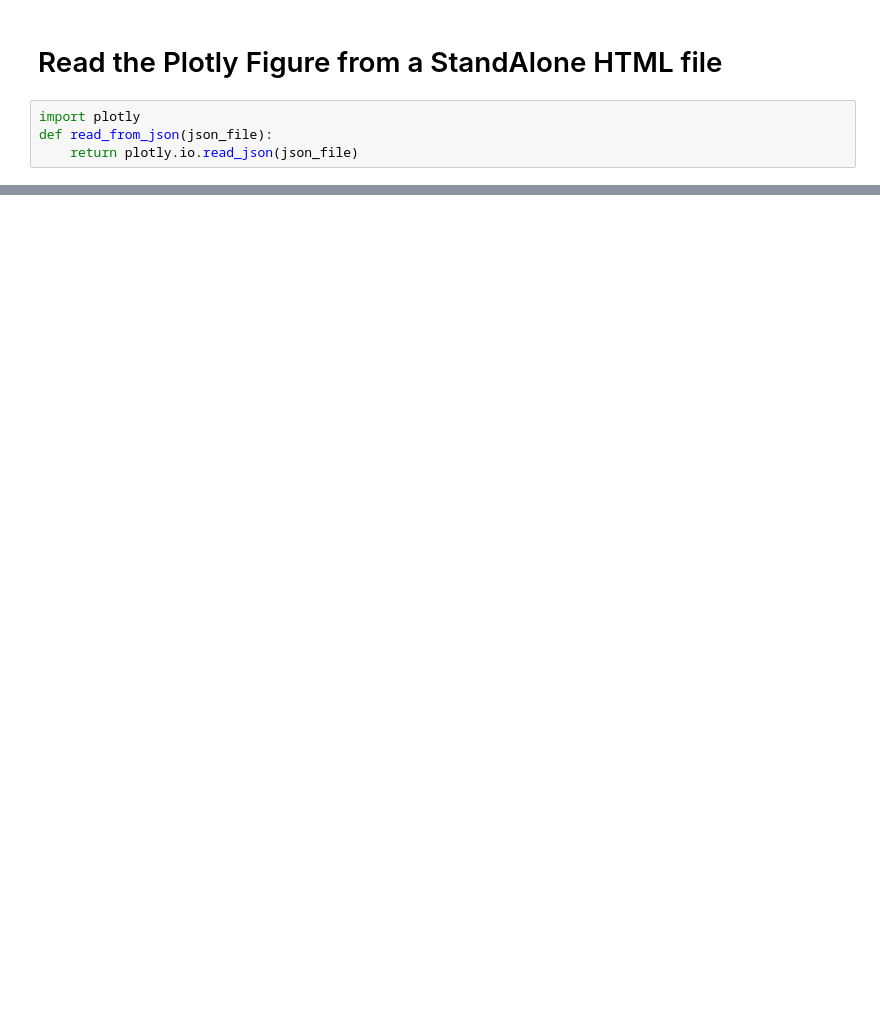
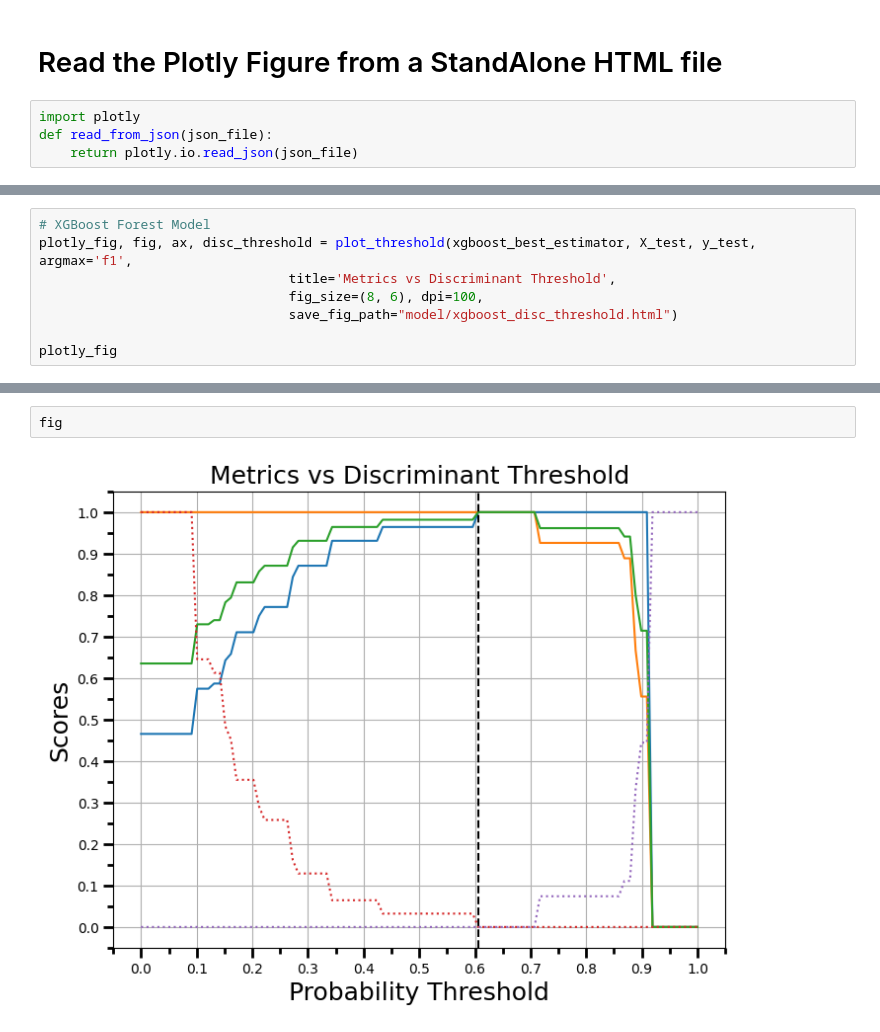
Before and after one commit to oozdal/heart-attack, a Jupyter notebook: heart-attack.ipynb, the cells around one changed output, grey strips where cells are left out. Saved outputs shown, nothing was run; the diff lists cells and outputs as text; blank space fills up the shorter version.

```diff
--- a/heart-attack.ipynb
+++ b/heart-attack.ipynb
@@ -979,0 +1008,8 @@ read_from_json("model/RandomForest_CM.json")
+# %%
+# XGBoost Forest Model
+plotly_fig, fig, ax, disc_threshold = plot_threshold(xgboost_best_estimator, X_test, y_test, argmax='f1',
+                                title='Metrics vs Discriminant Threshold',
+                                fig_size=(8, 6), dpi=100,
+                                save_fig_path="model/xgboost_disc_threshold.html")
+
+plotly_fig
@@ -979,0 +1018,4 @@ read_from_json("model/RandomForest_CM.json")
+# %%
+fig
+# %% [output]
+[figure, added]
```
Also changed, not shown: parts of 14 cells of this notebook, 18 other files.
